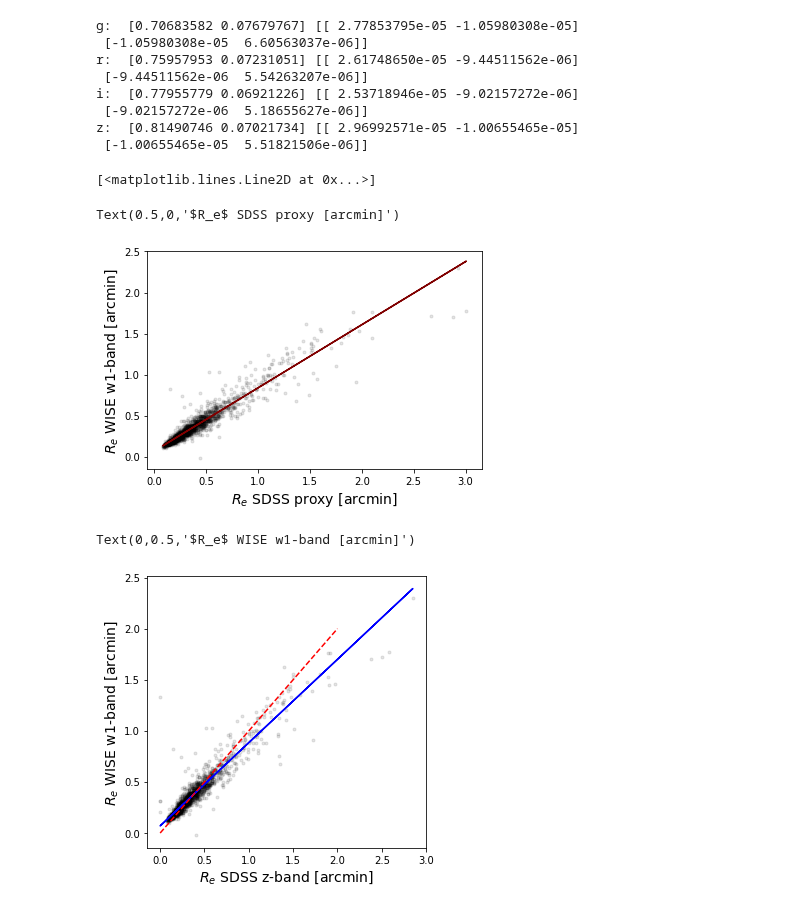
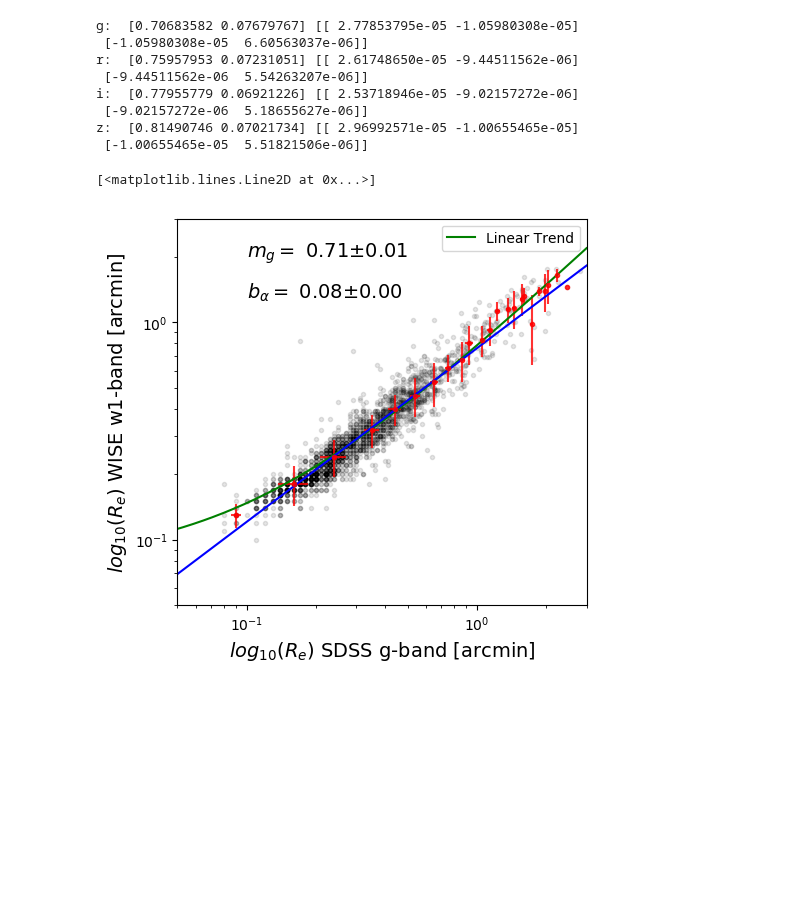
Before and after one commit to ekourkchi/reddening, a Jupyter notebook: half_light.ipynb, the cells around one changed output. Drawn from its saved outputs; the diff is of its cells as text; code cells hidden in the pictures; blank space fills up the shorter version.

```diff
--- a/half_light.ipynb
+++ b/half_light.ipynb
@@ -71,68 +71,37 @@ p = 0
 ax = plt.subplot(gs[p]) ; p+=1
 ax.scatter(Re_g, Re_w1, c='k', alpha=0.1, marker='.') # black points
 ax.text(0.1,2., '$m_g=$ '+'%.2f'%fit_g[0]+r'$\pm$'+'%.2f'%np.sqrt(cov_g[0][0]), fontsize=14, color='k')
-ax.text(0.1,1.3, r'$b_\alpha=$ '+'%.2f'%fit_g[1], fontsize=14, color='k')
+ax.text(0.1,1.3, r'$b_\alpha=$ '+'%.2f'%fit_g[1]+r'$\pm$'+'%.2f'%np.sqrt(cov_g[1][1]), fontsize=14, color='k')
 ax.plot(x, fit_g[0]*x+fit_g[1], 'g', label='Linear Trend')
 ax.set_xlabel('$log_{10}(R_e)$'+' SDSS g-band [arcmin]', size=14)
 ax.set_ylabel('$log_{10}(R_e)$'+' WISE w1-band [arcmin]', size=14)
 ax.legend()
 ax.set_xscale('log')
 ax.set_yscale('log')
 ax.set_xlim([0.05,3])
 ax.set_ylim([0.05,3])
 for i in np.arange(0,2.5,0.1):
     xp = []
     yp = []
     for ii in range(len(Re_g)):
         xi = Re_g[ii]
         if xi>=i and xi<i+0.1:
             xp.append(xi)
             yp.append(Re_w1[ii])
     if len(x)>0:
         ax.errorbar(np.median(xp), np.median(yp), yerr=np.std(yp), xerr=np.std(xp), fmt='.',
                     color='red', alpha=0.8)
 
 logFit, cov = curve_fit(linfit, np.log10(Re_g), np.log10(Re_w1), p0=[1, 2])
 ax.plot(x, 10**(logFit[0]*np.log10(x)+logFit[1]), 'blue')
 # %% [output]
 g:  [0.70683582 0.07679767] [[ 2.77853795e-05 -1.05980308e-05]
  [-1.05980308e-05  6.60563037e-06]]
 r:  [0.75957953 0.07231051] [[ 2.61748650e-05 -9.44511562e-06]
  [-9.44511562e-06  5.54263207e-06]]
 i:  [0.77955779 0.06921226] [[ 2.53718946e-05 -9.02157272e-06]
  [-9.02157272e-06  5.18655627e-06]]
 z:  [0.81490746 0.07021734] [[ 2.96992571e-05 -1.00655465e-05]
  [-1.00655465e-05  5.51821506e-06]]
 [<matplotlib.lines.Line2D at 0x...>]
+[figure, added]
-# %%
-# Re_prox = np.m
-
-Y = np.ones(shape = (4,len(Re_g)))
-Y[0] = Re_g
-Y[1] = Re_r
-Y[2] = Re_i
-Y[3] = Re_z
-Re_prox = np.median(Y.T,1)
-
-fit_prox, cov_prox = curve_fit(linfit, Re_prox, Re_w1, p0=[1, 2])
-plt.scatter(Re_prox, Re_w1, c='k', alpha=0.1, marker='.') # black points
-plt.plot(Re_prox, linfit(Re_prox, fit_prox[0], fit_prox[1]), 'maroon', label='Linear Trend')
-plt.ylabel('$R_e$'+' WISE w1-band [arcmin]', size=14)
-plt.xlabel('$R_e$'+' SDSS proxy [arcmin]', size=14)
-# %% [output]
-Text(0.5,0,'$R_e$ SDSS proxy [arcmin]')
-[figure, removed]
-# %%
-fit_z, zfitcov = curve_fit(linfit, Re_z, Re_w1, p0=[1, 2])
-
-#z vs w1
-fig = plt.figure(figsize=(5, 5))
-plt.scatter(Re_z, Re_w1, c='k', alpha=0.1, marker='.') # black points
-plt.plot(Re_z, linfit(Re_z, fit_z[0], fit_z[1]), 'b') # blue linear fit
-plt.plot([0,2],[0,2], 'r--')    # equality red line
-
-plt.xlabel('$R_e$'+' SDSS z-band [arcmin]', size=14)
-plt.ylabel('$R_e$'+' WISE w1-band [arcmin]', size=14)
-# %% [output]
-Text(0,0.5,'$R_e$ WISE w1-band [arcmin]')
-[figure, removed]
```
Also changed, not shown: parts of 7 cells of this notebook.
